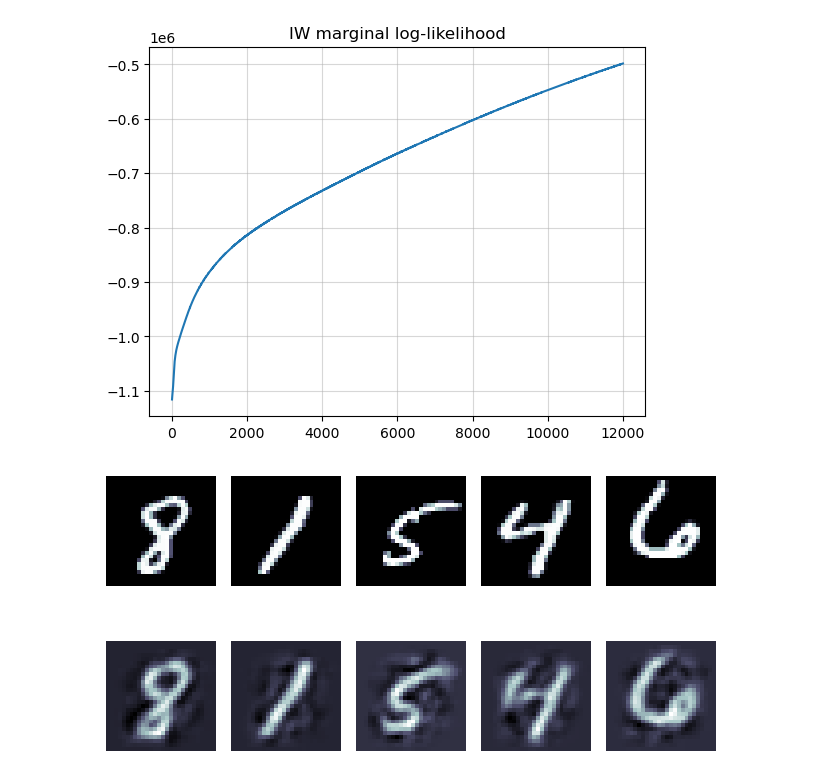
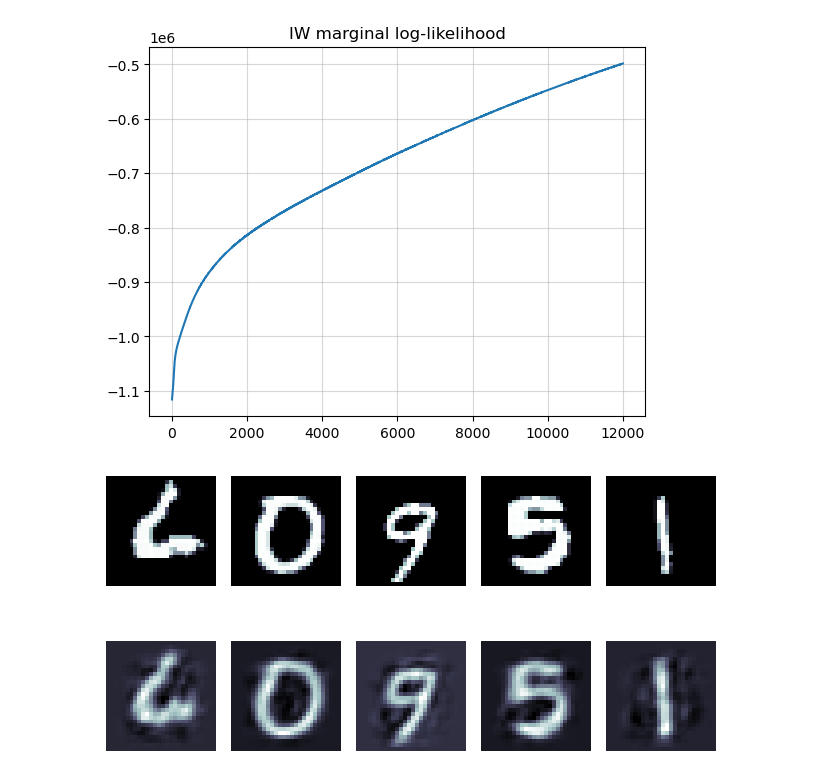
Before and after one commit to gerdm/hard-em-lvm, a Jupyter notebook: notebooks/vae-mnist.ipynb, the cells around one changed output. Cells and saved outputs as stored; diff of their text form; code cells hidden in the pictures.

```diff
--- a/notebooks/vae-mnist.ipynb
+++ b/notebooks/vae-mnist.ipynb
@@ -227,17 +227,18 @@ key_samples, _ = jax.random.split(key_test)
 key_samples = jax.random.split(key_samples, n_samples)
 # %%
 ixs_test = jax.random.choice(key_test, len(X_train), (n_samples,))
+ixs_test = jnp.array([598, 458, 183, 620,   8])
 
 fig, ax = plt.subplots(2, n_samples, figsize=(6.4, 4.0))
 
 for ax, ix in zip(ax.T, ixs_test):
     obs = X_train[ix]
     z, (mean_z, L_z), (mean_x, logvar_x) = model.apply(params_final, obs, key_train)
 
     ax[0].imshow(obs.reshape(28, 28), cmap="bone")
     ax[1].imshow(mean_x.reshape(28, 28), cmap="bone")
     ax[0].axis("off")
     ax[1].axis("off")
 plt.tight_layout()
 # %% [output]
-[figure, old version]
+[figure, new version]
```
